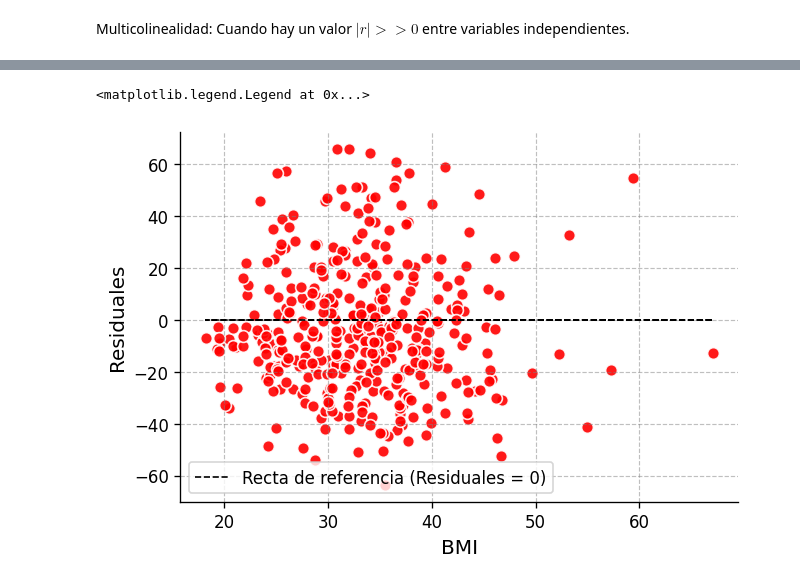
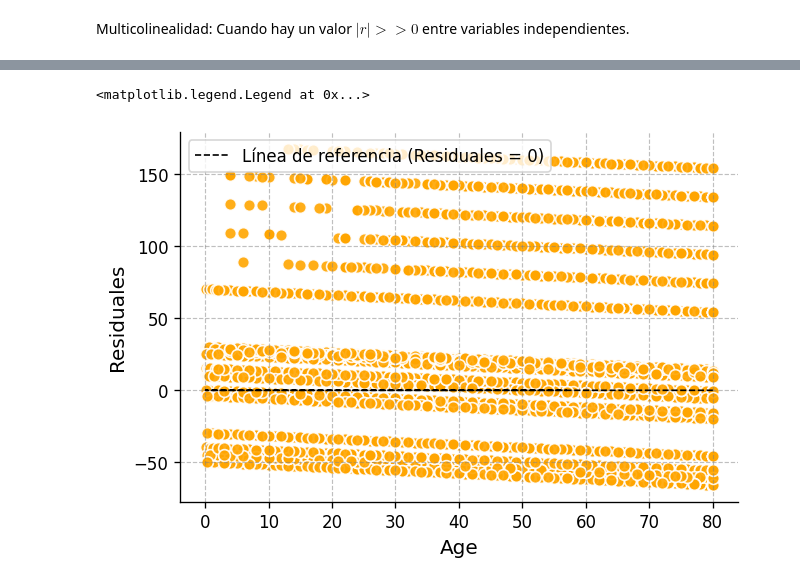
Before and after one commit to maria00med/EstadisticaVerano2026, a Jupyter notebook: Examen_Práctico.ipynb, the cells around one changed output, grey strips where cells are left out. Drawn from its saved outputs; the diff is of its cells as text; code cells hidden in the pictures.

```diff
--- a/Examen_Práctico.ipynb
+++ b/Examen_Práctico.ipynb
@@ -77,6 +66,6 @@ Para asegurar que el modelo es confiable y no solo producto del azar, se realiza
 # **RESULTADOS**
 # %%
 import pandas as pd
-df = pd.read_csv('/content/diabetes.csv')
+df = pd.read_csv('/content/diabetes_prediction_dataset.csv.zip')
 df
 # %% [output]
@@ -96,3 +94,5 @@ df
+# %%
+df = df[df['gender'] != 'Other']
 # %%
 df.info()
 # %% [output]
@@ -321,8 +359,8 @@ Las variables independientes deben tener un $r$ alto con la variable dependiente
 # %% [markdown]
 Multicolinealidad: Cuando hay un valor $|r|>>0$ entre variables independientes.
 # %%
-y = df['Glucose']
-x = df[['BMI', 'Age', 'BloodPressure', 'Insulin', 'Pregnancies']]
+y = df['blood_glucose_level']
+x = df[['age']]
 # %%
 import statsmodels.api as sm
 x_constante = sm.add_constant(x)
@@ -435,9 +445,6 @@ residuales = modelo.resid
 # %%
 # Importamos la librería matplotlib.pyplot y le damos el pseudónimo plt
 import matplotlib.pyplot as plt
-
-# Recalcular residuales_nuevo usando las variables limpias (y y y_calculada_nuevo)
-residuales_nuevo = y - y_calculada_nuevo
 
 # Configuración general del gráfico
 plt.figure(
@@ -447,60 +454,59 @@ plt.figure(
 
 # Gráfico de dispersión
 plt.scatter(
-    x['BMI'], residuales_nuevo,      # Usamos x['BMI'] y los nuevos residuales
+    X['age'], residuales,      # Usamos X['age'] y los residuales
     marker="o",       # forma: googlear "matplotlib.markers"
-    color='red',     # color de los puntos
+    color='orange',     # color de los puntos
     edgecolor='white',    # borde de los puntos
     alpha=0.9,            # transparencia: 0 es invisible y 1 es color sólido
     s=50,                 # tamaño de los puntos
 )
 
 # Gráfico de línea
-# La línea de referencia para los residuales debería estar en 0
 plt.plot(
-    x['BMI'], [0] * len(residuales_nuevo),
+    X['age'], [0] * len(residuales),
     color='black',   # color de la línea
     linewidth=1.0,        # grosor de la línea
     linestyle='--',        # estilo de línea
-    label='Recta de referencia (Residuales = 0)'
+    label='Línea de referencia (Residuales = 0)'
 )
 
 # Etiquetas de los ejes
 # eje x
 plt.xlabel(
-    'BMI', # etiqueta del eje x (Corrected to BMI)
+    'Age', # etiqueta del eje x
     fontsize=12  # tamaño de fuente
 )
 
 plt.ylabel(
     'Residuales', # etiqueta del eje y
     fontsize=12 # tamaño de fuente
 )
 
 # Fuente de los ticks
 plt.xticks(fontsize=10)
 plt.yticks(fontsize=10)
 
 # Márgenes
 plt.gca().spines['right'].set_visible(False) # derecha
 plt.gca().spines['top'].set_visible(False)   # superior
 
 # Cuadrícula (opcional, pero didáctica)
 plt.grid(
     visible=True,
     linestyle='--',
     linewidth=0.7,
     alpha=0.5,
     color="gray"
 )
 
 plt.legend(
     fontsize=10,
     loc='best'
 )
 # %% [output]
 <matplotlib.legend.Legend at 0x...>
-[figure, old version]
+[figure, new version]
 # %%
 from scipy.stats import shapiro
 import matplotlib.pyplot as plt
```
Also changed, not shown: parts of 47 cells of this notebook.
